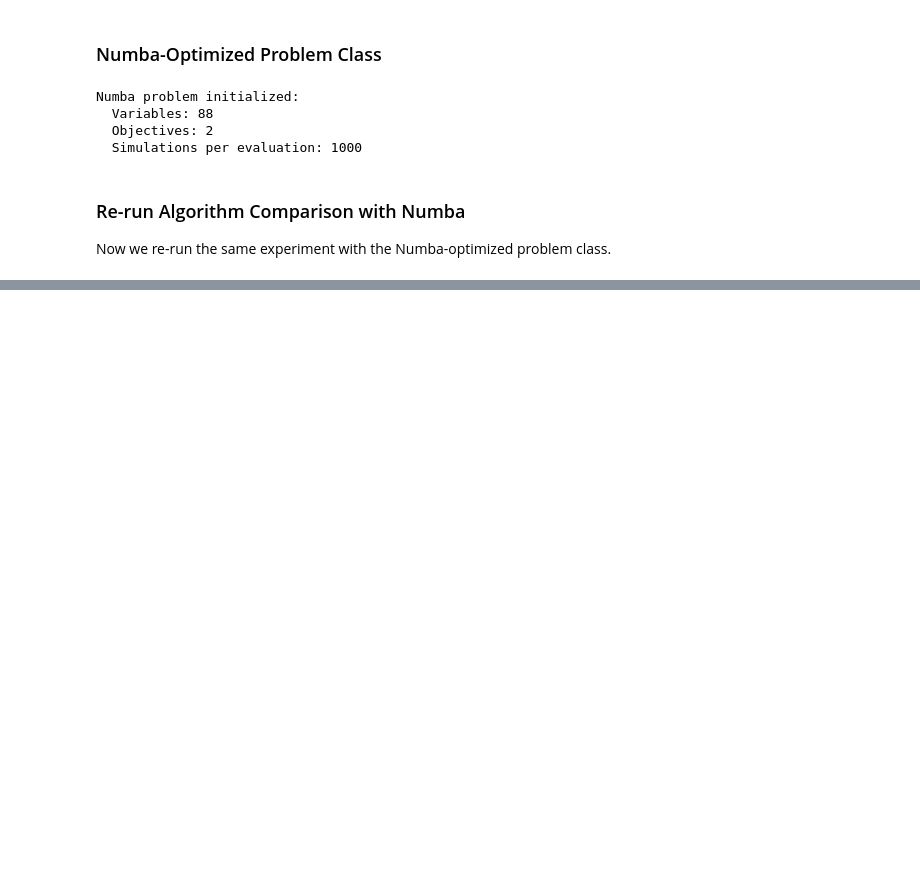
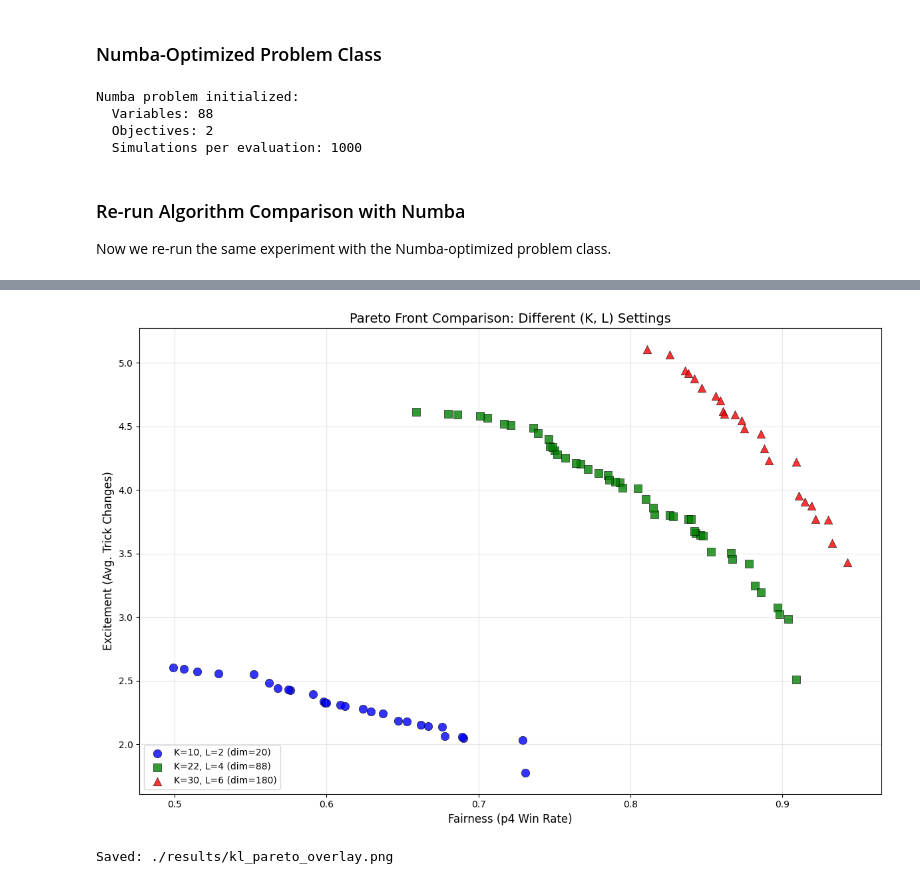
Before and after one commit to yungweng/top-trumps-optimization, a Jupyter notebook: top-trumps.ipynb, the cells around one changed output, grey strips where cells are left out. Cells and saved outputs as stored; diff of their text form; code cells hidden in the pictures; blank space fills up the shorter version.

```diff
--- a/top-trumps.ipynb
+++ b/top-trumps.ipynb
@@ -1471,0 +1786,36 @@ ValueError: max() arg is an empty sequence
+# %%
+# Visualization 2: Overlaid Pareto Fronts for selected (K, L) pairs
+fig, ax = plt.subplots(figsize=(12, 8))
+
+# Select interesting (K, L) pairs to compare
+selected_pairs = [(10, 2), (22, 4), (30, 6)]
+colors_pairs = ['blue', 'green', 'red']
+markers_pairs = ['o', 's', '^']
+
+for (K, L), color, marker in zip(selected_pairs, colors_pairs, markers_pairs):
+    # Get best run (highest HV)
+    best_idx = np.argmax(exp1_results[(K, L)]["hvs"])
+    F = exp1_results[(K, L)]["fronts"][best_idx]
+
+    # Un-negate objectives
+    fair = -F[:, 0]
+    excite = -F[:, 1]
+
+    ax.scatter(fair, excite, c=color, marker=marker, s=80,
+               label=f'K={K}, L={L} (dim={K*L})',
+               edgecolors='black', linewidth=0.5, alpha=0.8)
+
+ax.set_xlabel('Fairness (p4 Win Rate)', fontsize=12)
+ax.set_ylabel('Excitement (Avg. Trick Changes)', fontsize=12)
+ax.set_title('Pareto Front Comparison: Different (K, L) Settings', fontsize=14)
+ax.legend(loc='lower left', fontsize=10)
+ax.grid(True, alpha=0.3)
+
+plt.tight_layout()
+plt.savefig(f"{OUTPUT_DIR}/kl_pareto_overlay.png", dpi=150, bbox_inches='tight')
+plt.show()
+
+print(f"Saved: {OUTPUT_DIR}/kl_pareto_overlay.png")
+# %% [output]
+[figure, added]
+Saved: ./results/kl_pareto_overlay.png
```
Also changed, not shown: parts of 43 cells of this notebook, 21 other files.
